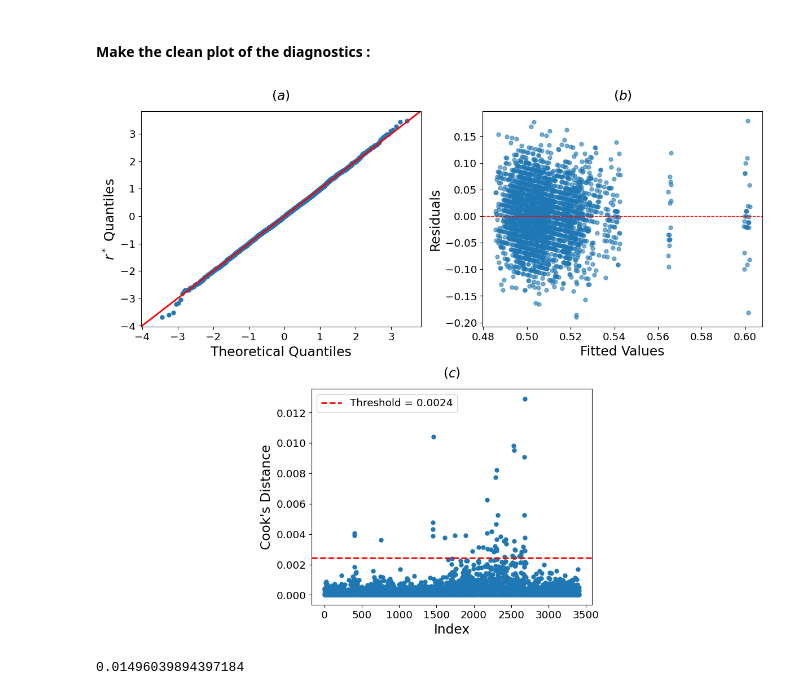
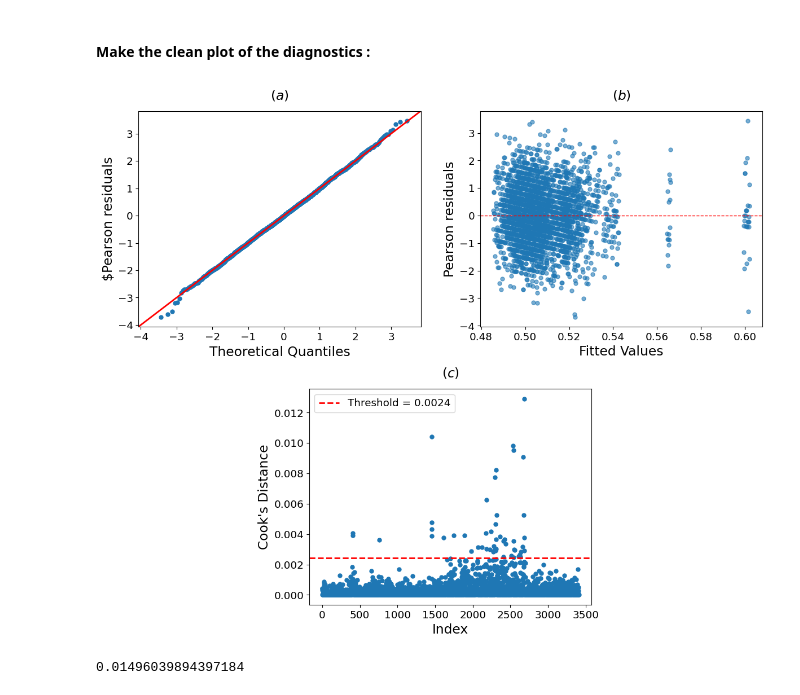
Before and after one commit to Tiddy-Fje/coin-data-regression, a Jupyter notebook: code/WLS_study.ipynb, the cells around one changed output. Drawn from its saved outputs; the diff is of its cells as text; code cells hidden in the pictures.

```diff
--- a/code/new_normal_thingy.ipynb
+++ b/code/WLS_study.ipynb
@@ -493,38 +494,38 @@ threshold_complete = 8 / (n_complete - 2 * p_complete)
 
 # Create the figure with subplots
 fig = plt.figure(figsize=(12, 10), layout='tight')
 
 gs = GridSpec(2, 4, figure=fig, )
 ax1 = fig.add_subplot(gs[0,0:2])
 ax2 = fig.add_subplot(gs[0,2:])
 ax3 = fig.add_subplot(gs[1,1:-1])
 
 # QQ Plot (subplot 1)
-qqplot(residuals_complete, line='45', ax=ax1, fit=True)
+qqplot(standardized_residuals_complete, line='45', ax=ax1, fit=True)
 ax1.set_title('$(a)$', pad=15)
-ax1.set_ylabel('$r^*$ Quantiles')
+ax1.set_ylabel('$Pearson residuals')
 
 # Residuals vs Fitted Values (subplot 2)
-ax2.scatter(fitted_values_complete, residuals_complete, alpha=0.6)
+ax2.scatter(fitted_values_complete, standardized_residuals_complete, alpha=0.6)
 ax2.axhline(0, color='red', linestyle='--', linewidth=1)
 ax2.set_title('$(b)$', pad=15)
 ax2.set_xlabel('Fitted Values')
-ax2.set_ylabel('Residuals')
+ax2.set_ylabel('Pearson residuals')
 
 # Cook's Distance (subplot 3)
 ax3.scatter(range(len(cooks)), cooks)
 ax3.axhline(threshold_complete, color='red', linestyle='--', label=f"Threshold = {threshold_complete:.4f}")
 ax3.set_title("$(c)$", pad=15)
 ax3.set_xlabel('Index')
 ax3.set_ylabel("Cook's Distance")
 ax3.legend()
 
 # Adjust layout and show
 plt.tight_layout()
 plt.savefig('../figures/WLS_diagnostics.png', dpi=300)
 plt.show()
 # %% [output]
-[figure, old version]
+[figure, new version]
 # %%
 # extract the only extreme cook :
 influential_points = cooks > threshold_complete # Get the indices of the points with Cook's distance exceeding the threshold
```
Also changed, not shown: parts of 5 cells of this notebook, 8 other files.
